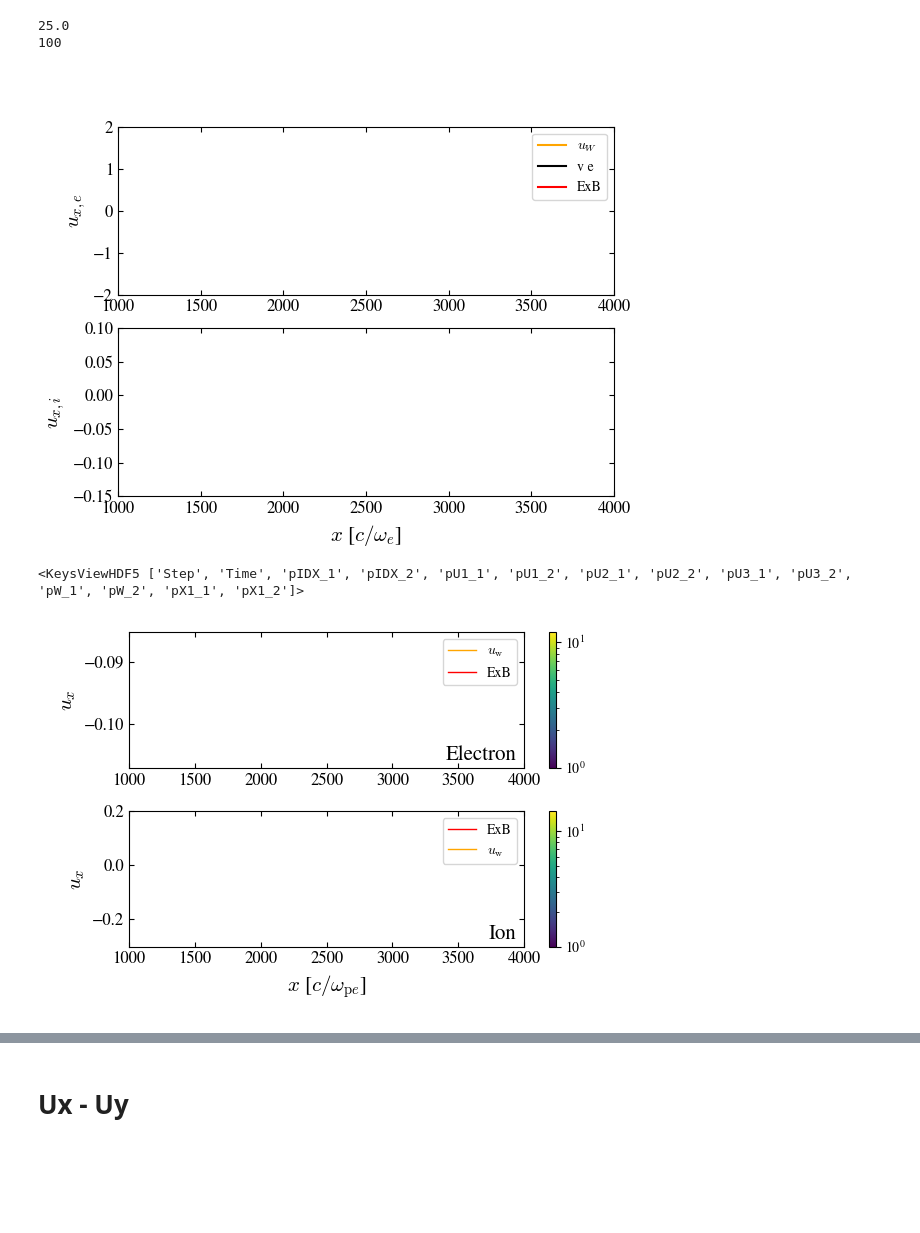
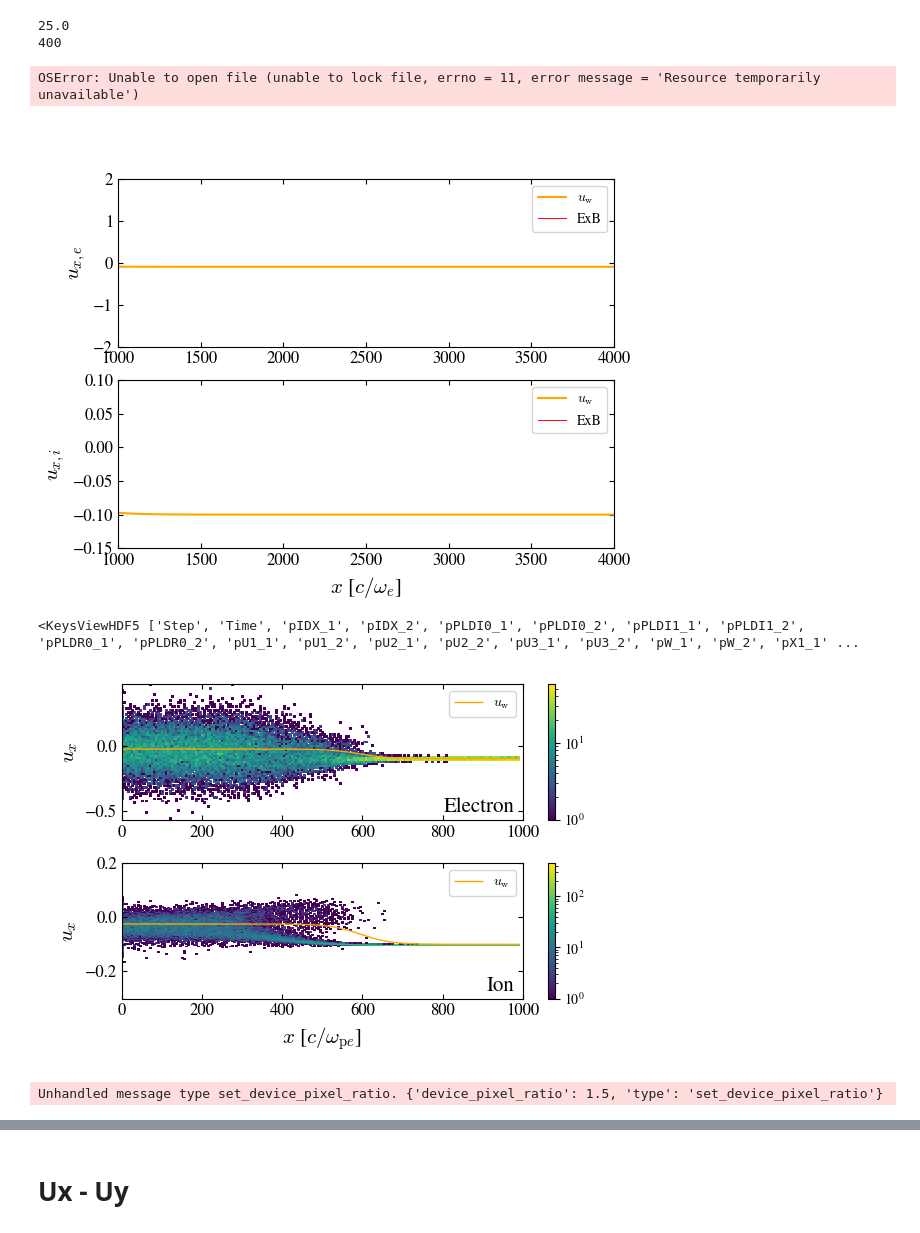
Before and after one commit to xwgong01/entity, a Jupyter notebook: FldMCP/Prtl.ipynb, the cells around one changed output, grey strips where cells are left out. Saved outputs shown, nothing was run; the diff lists cells and outputs as text; code cells hidden in the pictures; blank space fills up the shorter version.

```diff
--- a/FldMCP/Prtl.ipynb
+++ b/FldMCP/Prtl.ipynb
@@ -22,7 +22,7 @@ def smooth( x, window_len=61, window='hanning', axis = -1):
     return filters.convolve1d(x, np.ones(window_len)/window_len, axis=axis)
 
 datafolder = '/travail/xgong/new_simu_highppc/output/mi25-MA40-PPC300'
-# datafolder = "/travail/xgong/test_separate/output/mi25-Unmag/"
+datafolder = "/travail/xgong/test_separate/output/mi25-MA400_lrbound/"
 import re
 
 match = re.search(r'mi(\d+)', datafolder)
@@ -49,7 +49,7 @@ with open(os.path.join(datafolder, 'filelist_flds.txt')) as f:
 %matplotlib widget
 # %% [output]
 25.0
-100
+400
 # %%
 
 xmin, xmax = 0, 4e3
@@ -71,10 +71,10 @@ ax1.plot(np.linspace(xmin,xmax,1001)/5, getuw(np.linspace(xmin,xmax,1001),xmax*f
 line1, = ax1.plot([],[],label='v e', color='black')
 line2, = ax1.plot([],[],label='ExB', color='red')
 ax1.legend()
-ax1.set_xlim(1000, xmax)
+ax1.set_xlim(xmin, xmax)
 # ax1.set_ylim(u11.min(),u11.max())
 ax1.set_ylim(ymine,ymaxe)
-ax2.set_xlim(1000, xmax)
+ax2.set_xlim(xmin, xmax)
 # ax2.set_ylim(u12.min(),u12.max())
 ax2.set_ylim(ymini,ymaxi)
 # ax1.set_xlabel(r'x [$c / \omega_i$]')
@@ -145,12 +145,13 @@ def update(frame_idx):
 
 ani = FuncAnimation(fig, update, frames=range(0,len(files),1), init_func=init, blit=True)
 # update(-1)
-# ani.save("./plots/MA400Prtl.gif", writer=PillowWriter(fps=8), dpi=300)
-# plt.show()
+ani.save("./plots/MA400Prtl.gif", writer=PillowWriter(fps=8), dpi=300)
+plt.show()
 # %% [output]
+OSError: Unable to open file (unable to lock file, errno = 11, error message = 'Resource temporarily unavailable')
-[figure, old version]
+[figure, new version]
 # %%
-x = -1
+x = -2
 import matplotlib
 
 def getuw(x,Xsh, Lsh, driftux):
@@ -176,7 +177,7 @@ x2 = np.array(file['pX1_2'])
 # xmax = x2.max()
 xmin,xmax = 0,x1.max()
 fill=0.6
-numx, numu = 800,300
+numx, numu = 200,70
 
 fig,(ax1, ax2) = plt.subplots(2,figsize = (6,4))
 res = ax1.hist2d(x1, u11, bins=(np.linspace(xmin,xmax,numx),np.linspace(u11.min(),u11.max(),numu)), norm=matplotlib.colors.LogNorm())
@@ -188,7 +189,7 @@ fig.colorbar(ax = ax1, mappable=res[3])
 uprob = (res[2][np.argmax(res[0],1)])
 # plt.plot(np.linspace(xmin,xmax,numx)[1:], uprob, color = 'black')
 ax1.plot(np.linspace(xmin,xmax,numx), getuw(np.linspace(xmin,xmax,numx),x1.max()*fill, 150, 0.1), color = 'orange', lw = 1,label = r'$u_\mathrm{w}$')
-ax1.plot(X_fld, vEB, color='red', label='ExB',lw = 1)
+# ax1.plot(X_fld, vEB, color='red', label='ExB',lw = 1)
 # ax1.grid()
 ax1.legend()
 ax1.text(
@@ -201,36 +202,37 @@ ax1.text(
 
 # plt.ylim(-3,3e3)
 
 
 res = ax2.hist2d(x2, u12, bins=(np.linspace(xmin,xmax,numx),np.linspace(u12.min(),u12.max(),numu)), norm=matplotlib.colors.LogNorm())
 
 ax2.set_ylabel(r'$u_x$', fontsize= 15)
 ax2.set_xlabel(r'$x$ [$c / \omega_{\mathrm{p}e}$]', fontsize= 15)
 # ax2.plot([xmin,xmax],[-0.1,-0.1], color = 'red', lw=0.5)
-ax2.plot(X_fld, vEB, color='red', label='ExB',lw = 1)
+# ax2.plot(X_fld, vEB, color='red', label='ExB',lw = 1)
 ax2.plot(np.linspace(xmin,xmax,numx), getuw(np.linspace(xmin,xmax,numx),x1.max()*fill, 150, 0.1), color = 'orange',lw = 1, label = r'$u_\mathrm{w}$')
 ax2.text(
     0.98, 0.02,
     "Ion",
     transform=ax2.transAxes,
     ha='right', va='bottom',
     fontsize=  15
 )
 
 fig.colorbar(ax = ax2, mappable=res[3])
 ax2.legend()
-ax1.set_xlim(1e3,4e3)
-ax2.set_xlim(1e3,4e3)
+ax1.set_xlim(0,1e3)
+ax2.set_xlim(0,1e3)
 ax2.set_ylim(-0.3,0.2)
 
 plt.tight_layout()
 ax1.tick_params(which='minor', direction='in', length=3, width=0.5, colors='k', grid_color='r', grid_alpha=0.5, labelsize=fstick)
 ax1.tick_params(axis='both', which='both', direction='in', top=True, right=True, labelsize=fstick)
 ax2.tick_params(which='minor', direction='in', length=3, width=0.5, colors='k', grid_color='r', grid_alpha=0.5, labelsize=fstick)
 ax2.tick_params(axis='both', which='both', direction='in', top=True, right=True, labelsize=fstick)
 # plt.savefig("./plots/IonPhaseMA400.png", dpi = 500, bbox_size = 'tight')
 # plt.savefig("./plots/MA40Prtl.png", dpi = 500, bbox_size = 'tight')
 # %% [output]
-<KeysViewHDF5 ['Step', 'Time', 'pIDX_1', 'pIDX_2', 'pU1_1', 'pU1_2', 'pU2_1', 'pU2_2', 'pU3_1', 'pU3_2', 'pW_1', 'pW_2', 'pX1_1', 'pX1_2']>
+<KeysViewHDF5 ['Step', 'Time', 'pIDX_1', 'pIDX_2', 'pPLDI0_1', 'pPLDI0_2', 'pPLDI1_1', 'pPLDI1_2', 'pPLDR0_1', 'pPLDR0_2', 'pU1_1', 'pU1_2', 'pU2_1', 'pU2_2', 'pU3_1', 'pU3_2', 'pW_1', 'pW_2', 'pX1_1' ...
-[figure, old version]
+[figure, new version]
+Unhandled message type set_device_pixel_ratio. {'device_pixel_ratio': 1.5, 'type': 'set_device_pixel_ratio'}
 # %%
```
Also changed, not shown: parts of 2 cells of this notebook, 9 other files.
